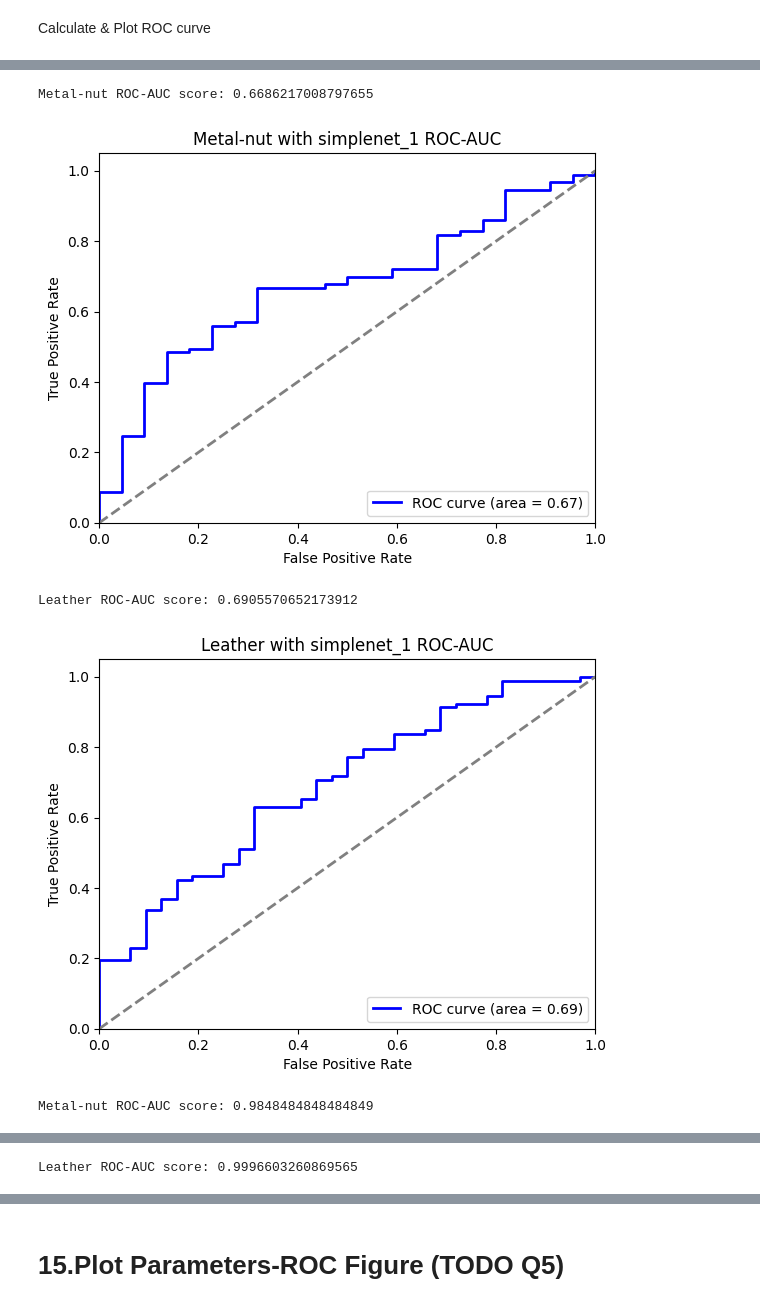
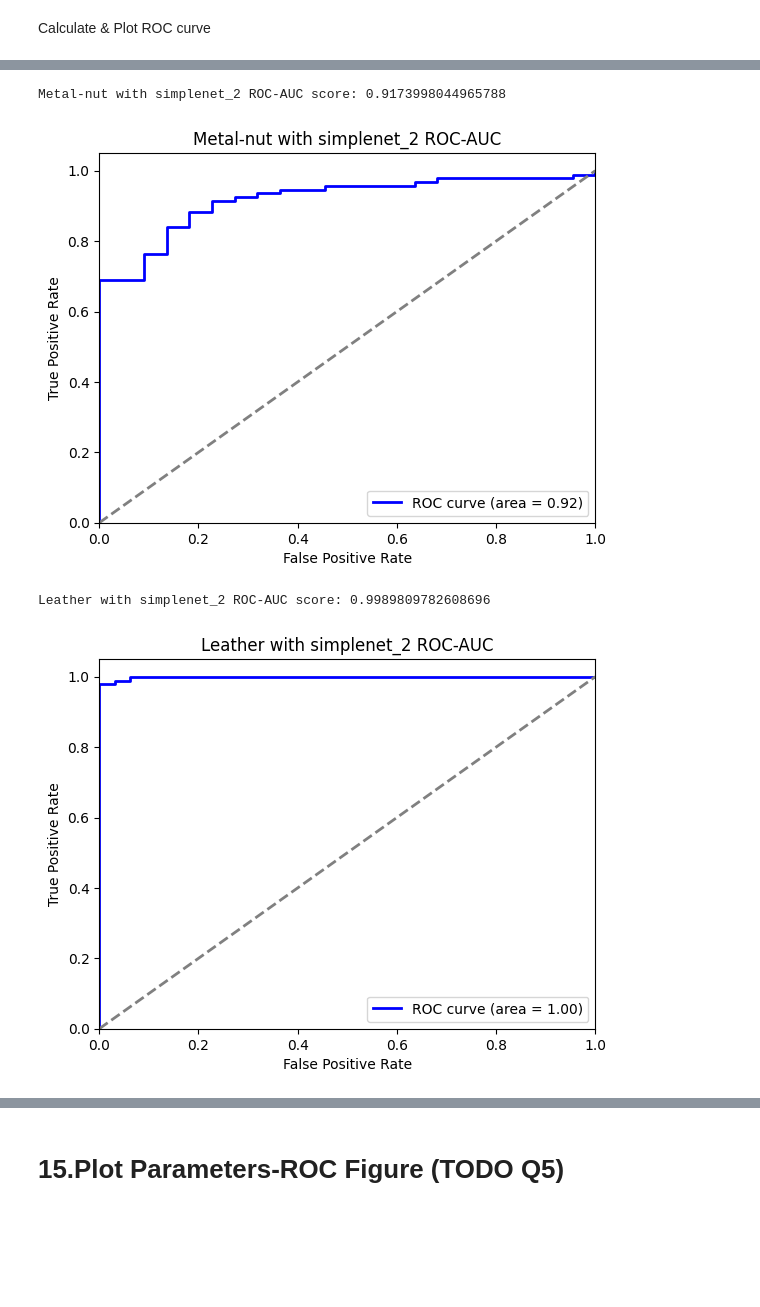
Before and after one commit to huiyuiui/AnomalyDetectionHw, a Jupyter notebook: Hw3/Homework 3.ipynb, the cells around one changed output, grey strips where cells are left out. Drawn from its saved outputs; the diff is of its cells as text; code cells hidden in the pictures; blank space fills up the shorter version.

```diff
--- a/Hw3/Homework 3.ipynb
+++ b/Hw3/Homework 3.ipynb
@@ -293,7 +293,7 @@ class Discriminator_1(nn.Module):
     def __init__(self, in_channel):
         super(Discriminator_1, self).__init__()
         self.in_channel = in_channel
-        self.mid_channel = 512
+        self.mid_channel = 1024
         self.body = nn.Sequential(
             nn.Linear(self.in_channel, self.mid_channel),
             nn.BatchNorm1d(self.mid_channel),
@@ -311,13 +311,16 @@ class Discriminator_2(nn.Module):
     def __init__(self, in_channel):
         super(Discriminator_2, self).__init__()
         self.in_channel = in_channel
-        self.mid_channel = 1024
+        self.mid_channel = 512
         self.body = nn.Sequential(
             nn.Linear(self.in_channel, self.mid_channel),
             nn.BatchNorm1d(self.mid_channel),
             nn.GELU()
         )
-        self.tail = nn.Linear(self.mid_channel, 1, bias=False)
+        self.tail = nn.Sequential(
+            nn.Linear(self.mid_channel, 1, bias=False),
+            nn.Sigmoid()
+        )
 
     def forward(self, x):
         x = self.body(x)
@@ -611,3 +679,11 @@ opt_discriminator_2 = torch.optim.Adam(simplenet_2.discriminator.parameters(), l
+# %%
+simplenet_metal_2 = Simplenet(in_channel=1536, model_type=2).cuda()
+opt_adaptor_metal_2 = torch.optim.AdamW(simplenet_metal_2.adaptor.parameters(), lr=1e-3)
+opt_discriminator_metal_2 = torch.optim.Adam(simplenet_metal_2.discriminator.parameters(), lr=2e-4, weight_decay=1e-5)
+
+simplenet_leather_2 = Simplenet(in_channel=1536, model_type=2).cuda()
+opt_adaptor_leather_2 = torch.optim.AdamW(simplenet_leather_2.adaptor.parameters(), lr=1e-3)
+opt_discriminator_leather_2 = torch.optim.Adam(simplenet_leather_2.discriminator.parameters(), lr=2e-4, weight_decay=1e-5)
 # %%
 # Training
 loss_list = []
@@ -657,27 +734,16 @@ Epoch 12 loss: 0.0051160817965865135
 # %%
 # Testing
-result = test(encoder, simplenet_1, dataset_test_metal, use_layers, batch_size=16)
-fpr, tpr, roc_auc = compute_roc_auc(result['total_gt_image'], result['total_scores_image'])
-print("Metal-nut ROC-AUC score:", roc_auc)
-plot_roc_auc(fpr, tpr, roc_auc, "Metal-nut with simplenet_1")
+result = test(encoder, simplenet_metal_2, dataset_test_metal, use_layers, batch_size=16)
+fpr, tpr, roc_auc_metal_2 = compute_roc_auc(result['total_gt_image'], result['total_scores_image'])
+print("Metal-nut with simplenet_2 ROC-AUC score:", roc_auc_metal_2)
+plot_roc_auc(fpr, tpr, roc_auc_metal_2, "Metal-nut with simplenet_2")
 
-result = test(encoder, simplenet_1, dataset_test_leather, use_layers, batch_size=16)
-fpr, tpr, roc_auc = compute_roc_auc(result['total_gt_image'], result['total_scores_image'])
-print("Leather ROC-AUC score:", roc_auc)
-plot_roc_auc(fpr, tpr, roc_auc, "Leather with simplenet_1")
-
-result = test(encoder, simplenet_2, dataset_test_metal, use_layers, batch_size=16)
-fpr, tpr, roc_auc = compute_roc_auc(result['total_gt_image'], result['total_scores_image'])
-print("Metal-nut ROC-AUC score:", roc_auc)
-plot_roc_auc(fpr, tpr, roc_auc, "Metal-nut with simplenet_2")
-
-result = test(encoder, simplenet_2, dataset_test_leather, use_layers, batch_size=16)
-fpr, tpr, roc_auc = compute_roc_auc(result['total_gt_image'], result['total_scores_image'])
-print("Leather ROC-AUC score:", roc_auc)
-plot_roc_auc(fpr, tpr, roc_auc, "Leather with simplenet_2")
+result = test(encoder, simplenet_leather_2, dataset_test_leather, use_layers, batch_size=16)
+fpr, tpr, roc_auc_leather_2 = compute_roc_auc(result['total_gt_image'], result['total_scores_image'])
+print("Leather with simplenet_2 ROC-AUC score:", roc_auc_leather_2)
+plot_roc_auc(fpr, tpr, roc_auc_leather_2, "Leather with simplenet_2")
 # %% [output]
-Metal-nut ROC-AUC score: 0.6686217008797655
+Metal-nut with simplenet_2 ROC-AUC score: 0.9173998044965788
-[figure, old version]
+[figure, new version]
-Leather ROC-AUC score: 0.6905570652173912
+Leather with simplenet_2 ROC-AUC score: 0.9989809782608696
-[figure, old version]
+[figure, new version]
-Metal-nut ROC-AUC score: 0.9848484848484849
@@ -685 +749,0 @@ Metal-nut ROC-AUC score: 0.9848484848484849
-Leather ROC-AUC score: 0.9996603260869565
```
Also changed, not shown: parts of 29 cells of this notebook.
